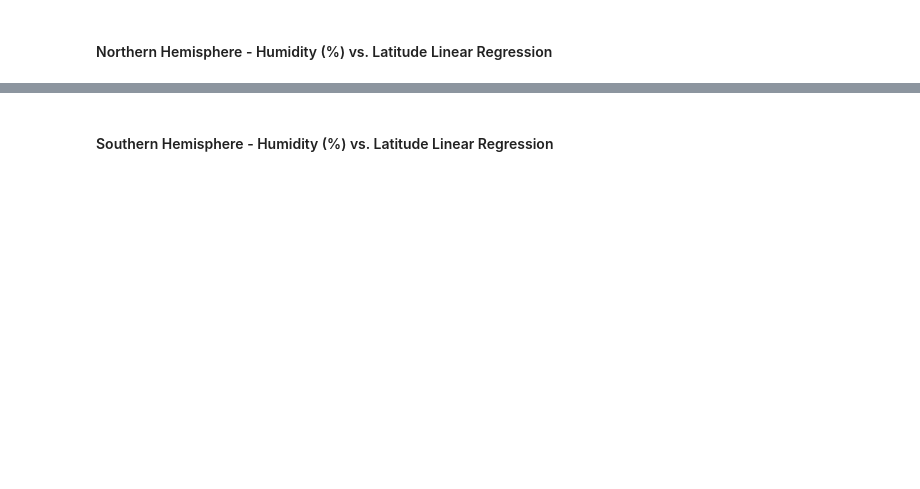
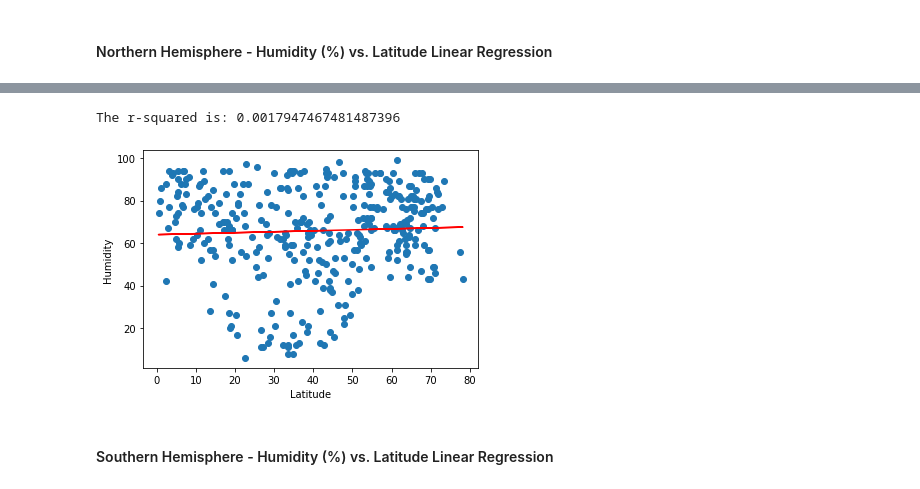
Before and after one commit to adithyav09/Python-API-Challenge, a Jupyter notebook: WeatherPy/WeatherPy.ipynb, the cells around one changed output, grey strips where cells are left out. Saved outputs shown, nothing was run; the diff lists cells and outputs as text; code cells hidden in the pictures; blank space fills up the shorter version.

```diff
--- a/WeatherPy/WeatherPy.ipynb
+++ b/WeatherPy/WeatherPy.ipynb
@@ -259,2 +285,19 @@ The r-squared is: 0.10829462153873139
+# %%
+(slope, intercept, rvalue, Pvalue, Sterr) = linregress(Northern_Hem_df['Latitude'], Northern_Hem_df['Humidity'])
+print(f"The r-squared is: {rvalue ** 2}")
+
+plt.scatter(Northern_Hem_df['Latitude'], Northern_Hem_df['Humidity'])
+plt.xlabel('Latitude')
+plt.ylabel('Humidity')
+
+#Slope formula: y = mx + b
+y = slope * Northern_Hem_df['Latitude'] + intercept
+
+#Linear regression plot
+plt.plot(Northern_Hem_df['Latitude'], y, color = 'red')
+plt.show()
+# %% [output]
+The r-squared is: 0.0017947467481487396
+[figure, added]
 # %% [markdown]
 ####  Southern Hemisphere - Humidity (%) vs. Latitude Linear Regression
```
Also changed, not shown: parts of 26 cells of this notebook.
